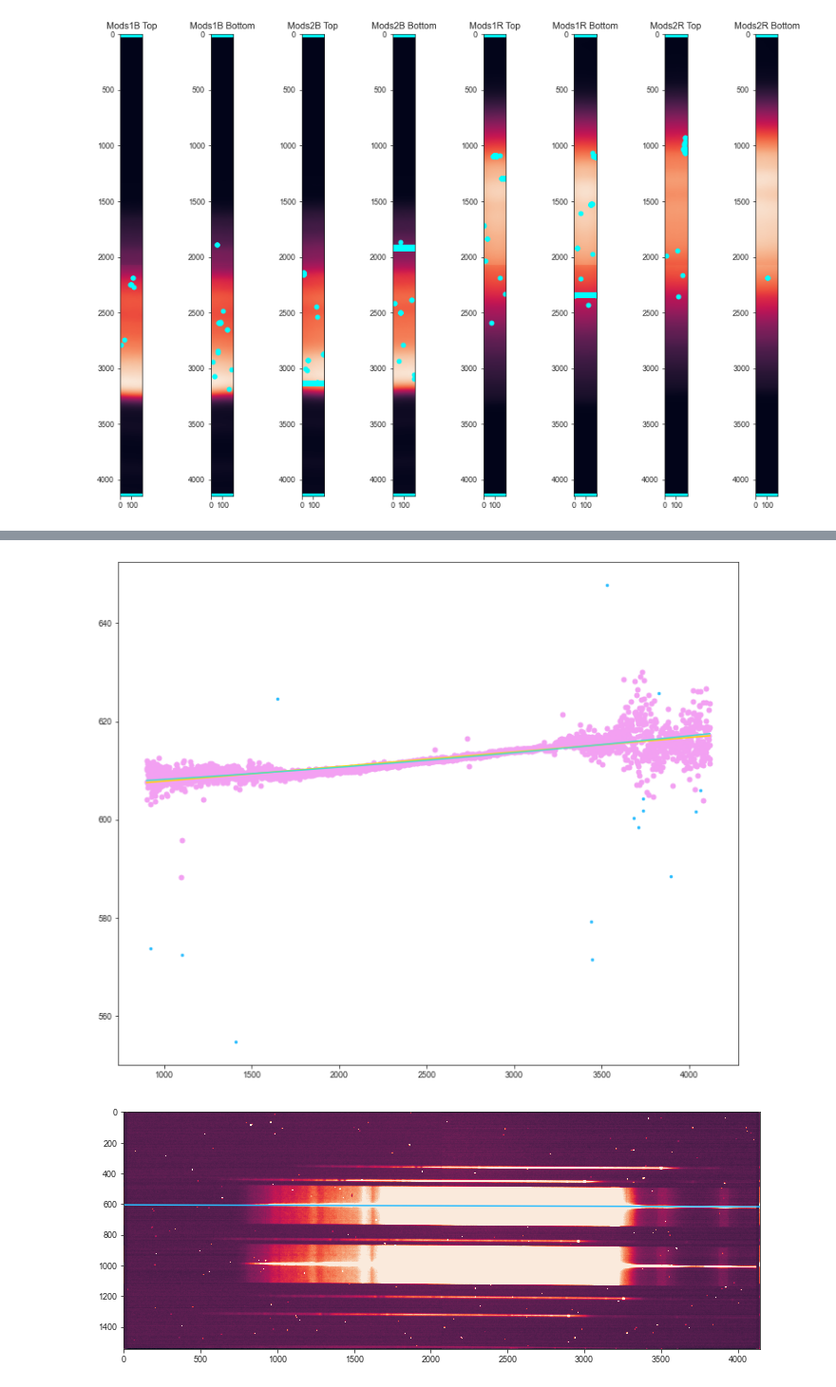
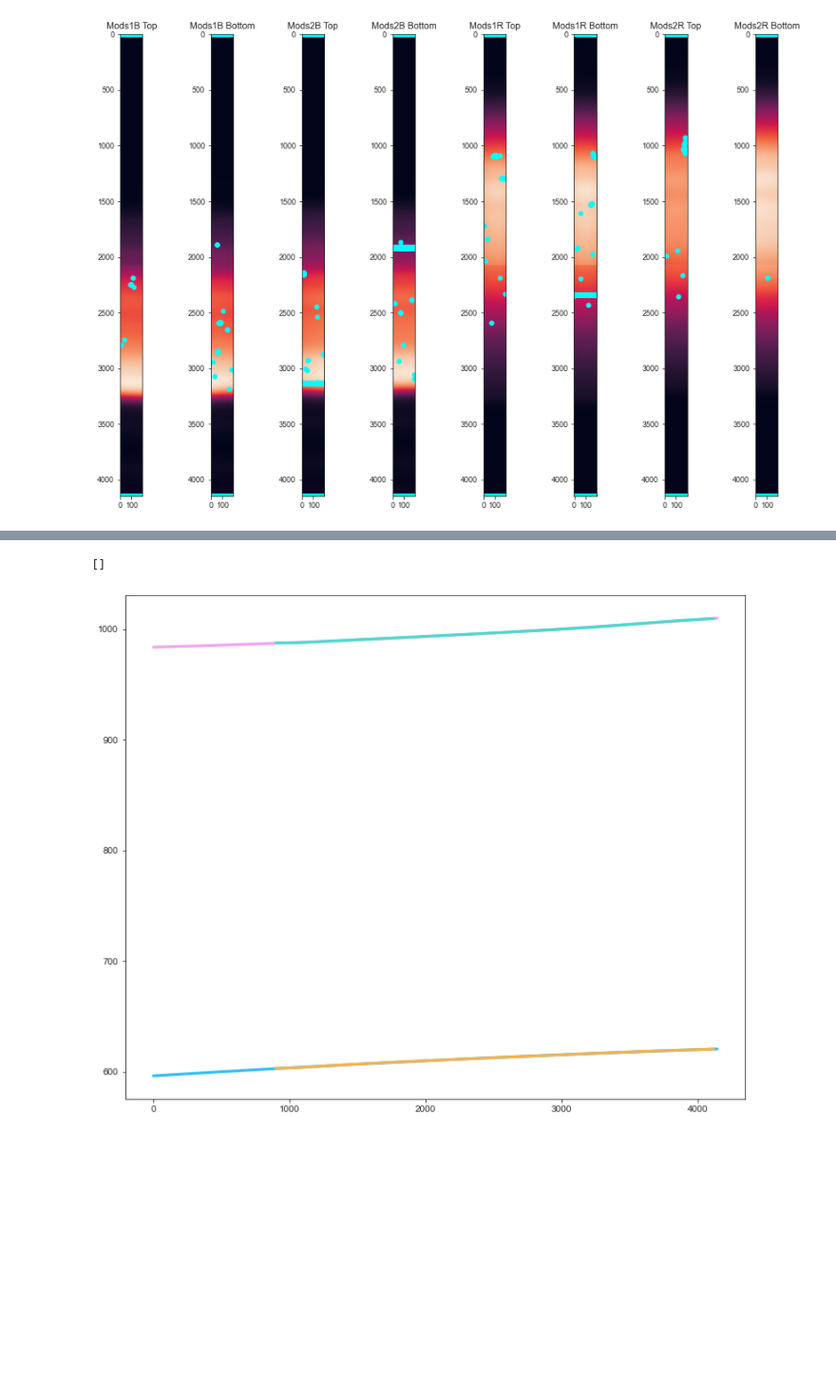
Before and after one commit to natalieallen/LBT-Data-Analysis, a Jupyter notebook: LBT_Data_Calibration.ipynb, the cells around one changed output, grey strips where cells are left out. Shown at 95% size. Drawn from its saved outputs; the diff is of its cells as text; code cells hidden in the pictures; blank space fills up the shorter version.

```diff
--- a/LBT_Data_Calibration.ipynb
+++ b/LBT_Data_Calibration.ipynb
@@ -651,5 +668,5 @@ plt.show()
 # %%
-def select_cheby_order(x,y,min_order,max_order):
+def select_cheby_order(x,y,min_order=1,max_order=10):
     """
     This function selects (and returns) the optimal order of a Chebyshev polynomial using the BIC.
 
@@ -680,8 +697,11 @@ def select_cheby_order(x,y,min_order,max_order):
     return orders[idx][0]
 # %%
 # Try orders from 1 to 30 in the polynomial for all the traces:
-orders = select_cheby_order(x_upper,test_nan,1,30)
+orders_upper = select_cheby_order(test_trace[1][0],test_nan_upper,1,10)
+orders_lower = select_cheby_order(test_trace[1][0],test_nan_lower,1,10)
 # Select best order:
-order = int(np.median(orders))
-print('Best order was: ',order)
+order_upper = int(np.median(orders_upper))
+print('Best order (upper) was: ',order_upper)
+order_lower = int(np.median(orders_lower))
+print('Best order (upper) was: ',order_lower)
 # %% [output]
@@ -704,19 +727,16 @@ plt.plot()
-# %%
-plt.figure(figsize = (12,10))
-plt.plot(x_upper, y_upper, '.')
-plt.plot(x_upper, test_nan, 'o')
-plt.plot(x_upper,chebyshev.chebval(x_upper,coeffs1), color = "gold")
-plt.plot(x_upper,chebyshev.chebval(x_upper,coeffs2))
-plt.show()
-# %% [output]
-[figure, removed]
-# %%
-xs = range(0,len(data[0]),1)
-
-plt.figure(figsize=(12,10))
-im = plt.imshow(data)
-plt.plot(xs,chebyshev.chebval(xs,coeffs1))
-im.set_clim(-5,20)
-plt.show()
-# %% [output]
-[figure, removed]
+# %%
+# comparing polynomial edge behavior
+plt.figure(figsize=(12,10))
+
+coeffs3 = chebyshev.chebfit(np.array(test_trace[0][0])[np.logical_not(np.isnan(test_nan_lower))],np.array(test_nan_lower)[np.logical_not(np.isnan(test_nan_lower))],deg=2)
+plt.plot(np.arange(len(data[0])),chebyshev.chebval(np.arange(len(data[0])),coeffs3),lw=3)
+coeffs4 = chebyshev.chebfit(np.array(test_trace[1][0])[np.logical_not(np.isnan(test_nan_upper))],np.array(test_nan_upper)[np.logical_not(np.isnan(test_nan_upper))],deg=2)
+plt.plot(np.arange(len(data[0])),chebyshev.chebval(np.arange(len(data[0])),coeffs4),lw=3)
+coeffs6 = chebyshev.chebfit(np.array(test_trace[1][0])[np.logical_not(np.isnan(test_nan_upper))],np.array(test_nan_upper)[np.logical_not(np.isnan(test_nan_upper))],deg=order_lower)
+plt.plot(test_trace[1][0],chebyshev.chebval(test_trace[1][0],coeffs6),lw=3)
+coeffs5 = chebyshev.chebfit(np.array(test_trace[1][0])[np.logical_not(np.isnan(test_nan_lower))],np.array(test_nan_lower)[np.logical_not(np.isnan(test_nan_lower))],deg=order_lower)
+plt.plot(test_trace[0][0],chebyshev.chebval(test_trace[0][0],coeffs5),lw=3)
+plt.plot()
+# %% [output]
+[]
+[figure, added]
```
Also changed, not shown: parts of 21 cells of this notebook.
